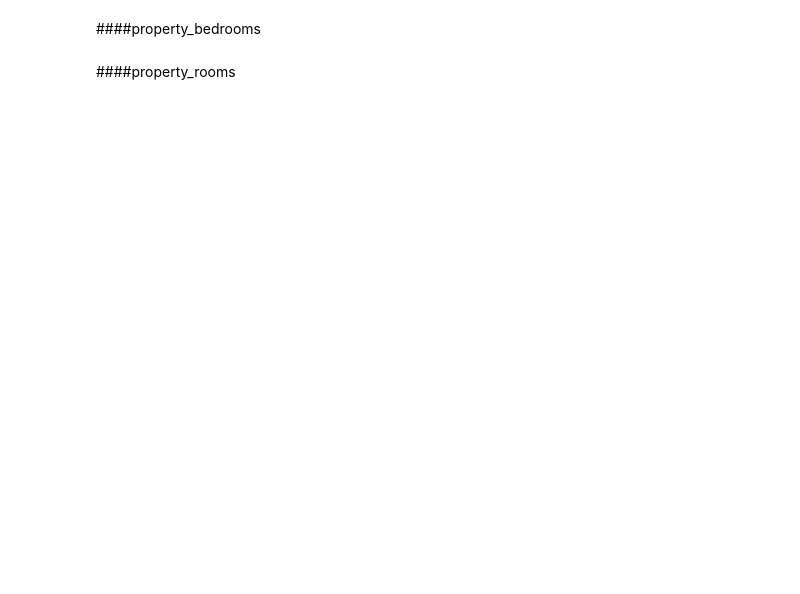
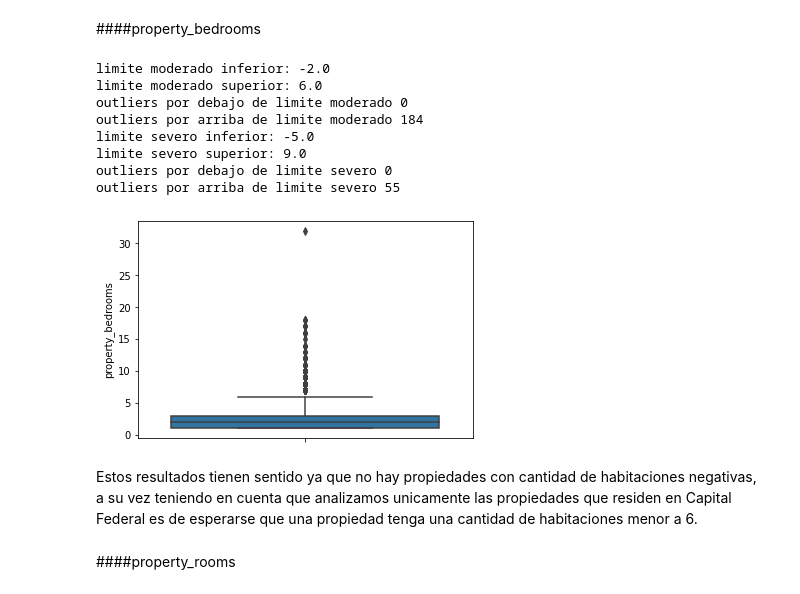
Before and after one commit to LucianoTrujillo/7506R-2C2022-GRUPO10, a Jupyter notebook: 7506R_TP1_GRUPO10_ENTREGA.ipynb, the cells around one changed output. Cells and saved outputs as stored; diff of their text form; code cells hidden in the pictures; blank space fills up the shorter version.

```diff
--- a/7506R_TP1_GRUPO10_ENTREGA.ipynb
+++ b/7506R_TP1_GRUPO10_ENTREGA.ipynb
@@ -1796,7 +1847,19 @@ idem anteriores
 # %% [markdown]
 ####property_bedrooms
 # %%
-mostrar_atipicos_univariados(ds_filtrado.property_bedrooms)
+mostrar_atipicos_univariados(x_train.property_bedrooms)
+# %% [output]
+limite moderado inferior: -2.0
+limite moderado superior: 6.0
+outliers por debajo de limite moderado 0
+outliers por arriba de limite moderado 184
+limite severo inferior: -5.0
+limite severo superior: 9.0
+outliers por debajo de limite severo 0
+outliers por arriba de limite severo 55
+[figure, added]
+# %% [markdown]
+Estos resultados tienen sentido ya que no hay propiedades con cantidad de habitaciones negativas, a su vez teniendo en cuenta que analizamos unicamente las propiedades que residen en Capital Federal es de esperarse que una propiedad tenga una cantidad de habitaciones menor a 6.
 # %% [markdown]
 ####property_rooms
 # %%
```
Also changed, not shown: parts of 94 cells of this notebook.
